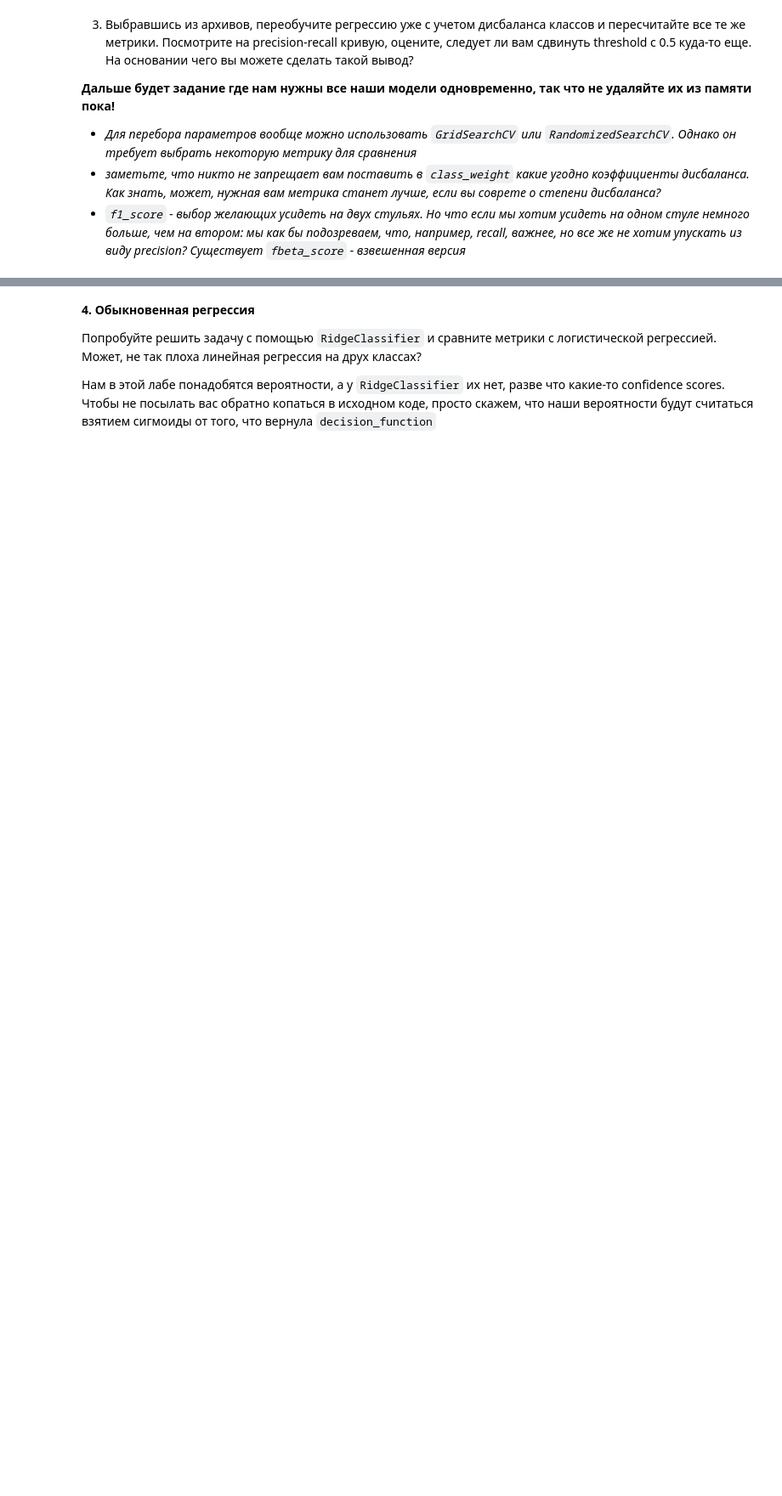
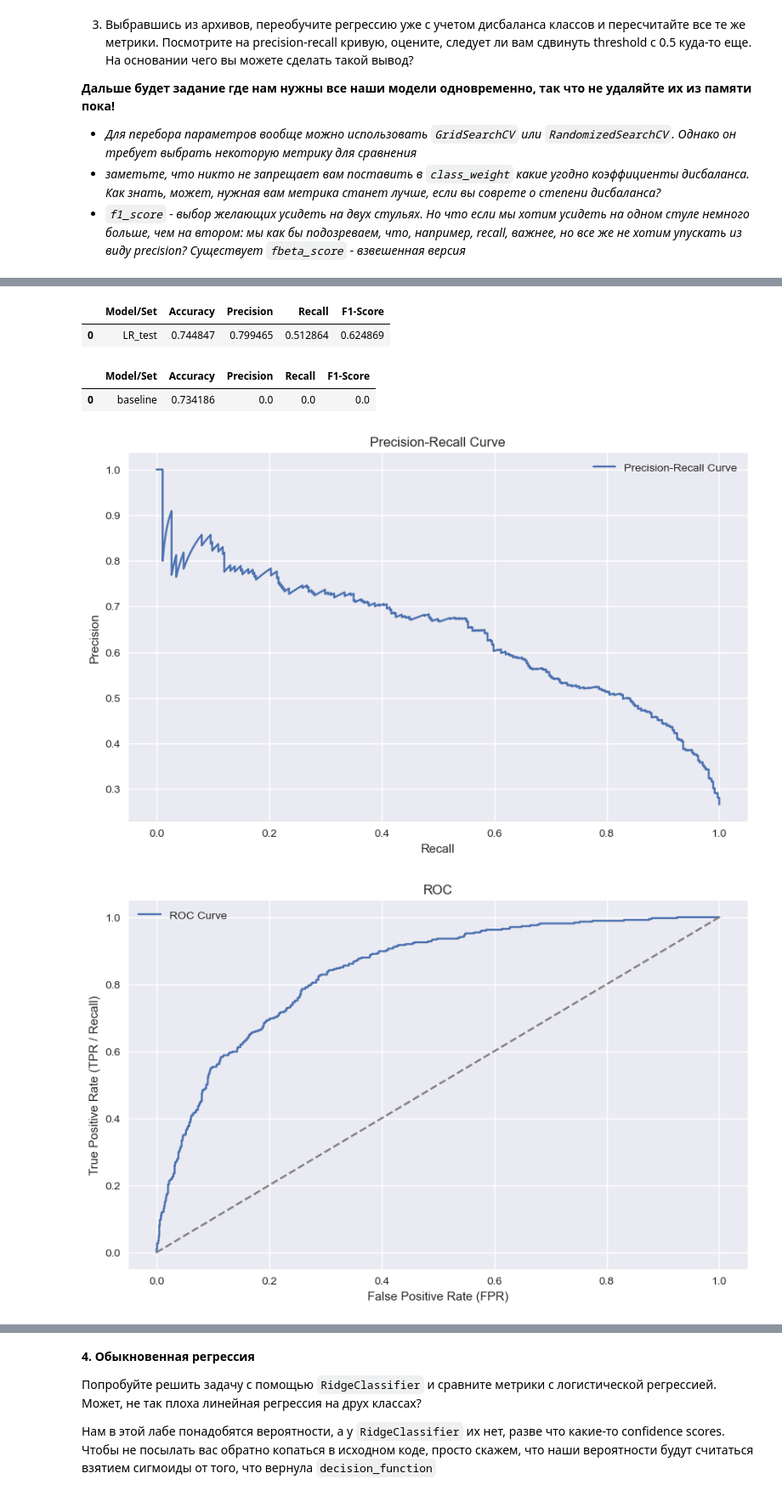
Before and after one commit to BorisKrutko/FAMS-BSU, a Jupyter notebook: ml bsu/lw3_classification_models/LB3_template.ipynb, the cells around one changed output, grey strips where cells are left out. Shown at 85% size. Drawn from its saved outputs; the diff is of its cells as text; code cells hidden in the pictures; blank space fills up the shorter version.

```diff
--- a/ml bsu/lw3_classification_models/LB3_template.ipynb
+++ b/ml bsu/lw3_classification_models/LB3_template.ipynb
@@ -271,3 +467,7 @@ train['Churn'].value_counts(normalize=True), test['Churn'].value_counts(normaliz
 - *Для перебора параметров вообще можно использовать `GridSearchCV` или `RandomizedSearchCV`. Однако он требует выбрать некоторую метрику для сравнения*
 - *заметьте, что никто не запрещает вам поставить в `class_weight` какие угодно коэффициенты дисбаланса. Как знать, может, нужная вам метрика станет лучше, если вы соврете о степени дисбаланса?*
 - *`f1_score` - выбор желающих усидеть на двух стульях. Но что если мы хотим усидеть на одном стуле немного больше, чем на втором: мы как бы подозреваем, что, например, recall, важнее, но все же не хотим упускать из виду precision? Существует `fbeta_score` - взвешенная версия*
+# %%
+model_balanced = LogisticRegression(class_weight='balanced', max_iter=10000, penalty='l2')
+train_predict_draw(model_balanced, train, y_train, y_pred_baseline)
+# %% [output]
@@ -274,3 +476,9 @@ train['Churn'].value_counts(normalize=True), test['Churn'].value_counts(normaliz
+|  | Model/Set | Accuracy | Precision | Recall | F1-Score |
+| 0 | LR_test | 0.744847 | 0.799465 | 0.512864 | 0.624869 |
+|  | Model/Set | Accuracy | Precision | Recall | F1-Score |
+| 0 | baseline | 0.734186 | 0.0 | 0.0 | 0.0 |
+[figure, added]
+[figure, added]
 # %%
 # как-то вот так это может работать, если вы хотите еспользовать ее в переборе параметров
 fb = make_scorer(fbeta_score, beta=3)
```
Also changed, not shown: parts of 32 cells of this notebook.
